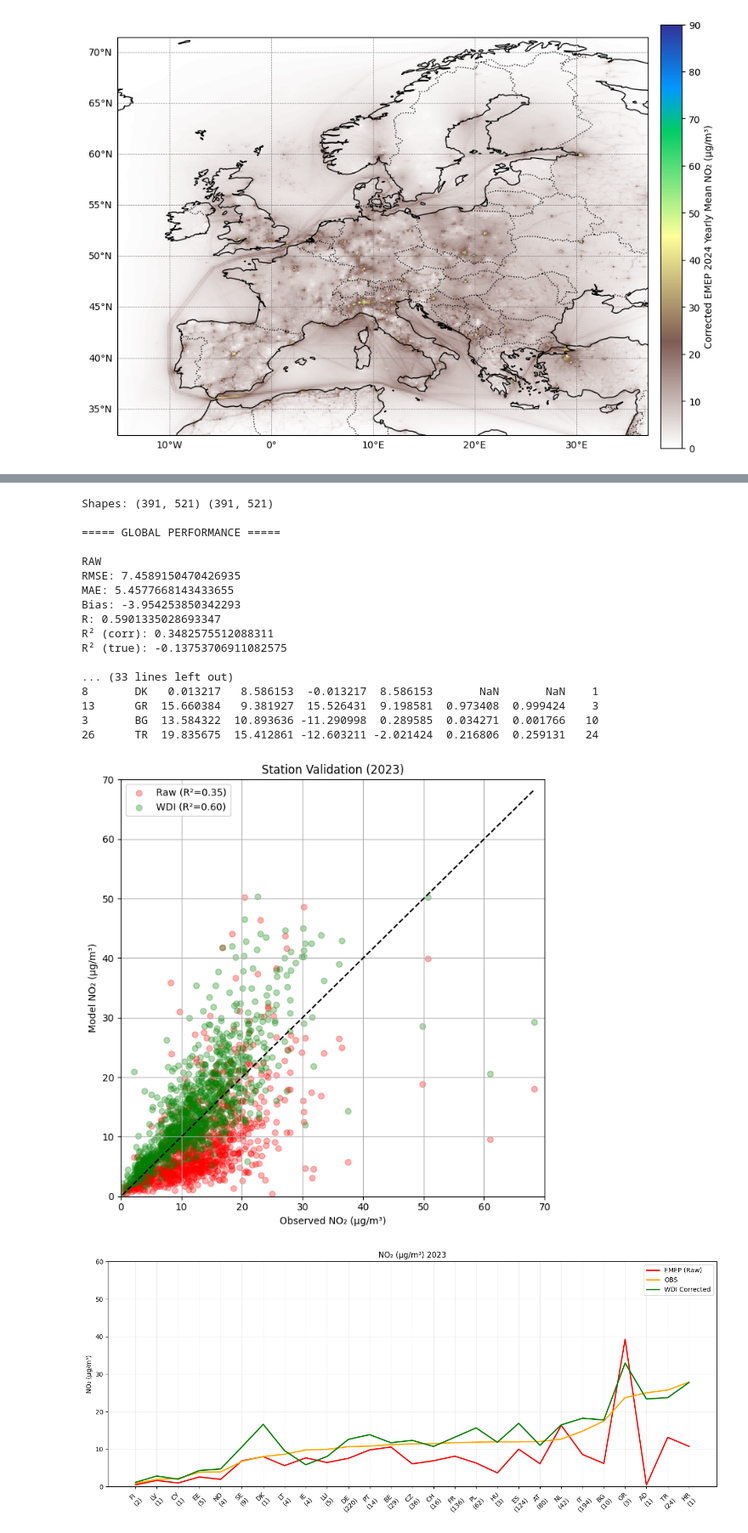
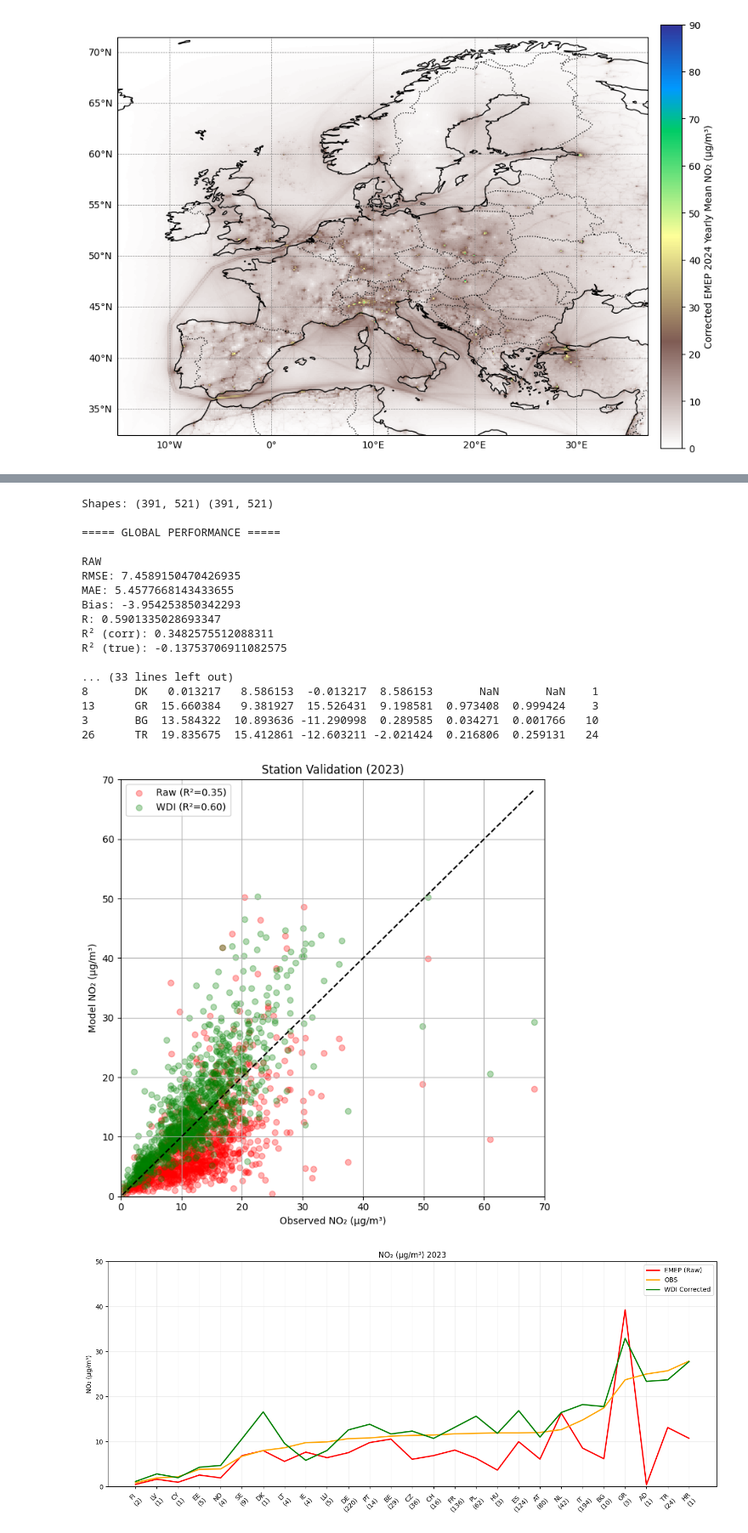
Before and after one commit to costpetrides/FAIRMODE-WG5, a Jupyter notebook: Phase2/WDI_NO2.ipynb, the cells around one changed output, grey strips where cells are left out. Shown at 85% size. Cells and saved outputs as stored; diff of their text form; code cells hidden in the pictures.

```diff
--- a/Phase2/WDI_NO2.ipynb
+++ b/Phase2/WDI_NO2.ipynb
@@ -1849,35 +1849,35 @@ plt.figure(figsize=(14,6))
 plt.plot(x, country_mean["RAW"], color='red', linewidth=2, label="EMEP (Raw)")
 plt.plot(x, country_mean["OBS"], color='orange', linewidth=2, label="OBS")
 plt.plot(x, country_mean["WDI"], color='green', linewidth=2, label="WDI Corrected")
 
 plt.xticks(x, labels, rotation=45)
 plt.ylabel("NO₂ (µg/m³)")
 plt.title("NO₂ (µg/m³) 2023")
-plt.ylim(0,60)
+plt.ylim(0,50)
 plt.legend()
 plt.grid(alpha=0.2)
 plt.tight_layout()
 plt.show()
 # %% [output]
 Shapes: (391, 521) (391, 521)
 
 ===== GLOBAL PERFORMANCE =====
 
 RAW
 RMSE: 7.4589150470426935
 MAE: 5.4577668143433655
 Bias: -3.954253850342293
 R: 0.5901335028693347
 R² (corr): 0.3482575512088311
 R² (true): -0.13753706911082575
 
 ... (33 lines left out)
 8       DK   0.013217   8.586153  -0.013217  8.586153       NaN       NaN    1
 13      GR  15.660384   9.381927  15.526431  9.198581  0.973408  0.999424    3
 3       BG  13.584322  10.893636 -11.290998  0.289585  0.034271  0.001766   10
 26      TR  19.835675  15.412861 -12.603211 -2.021424  0.216806  0.259131   24
 [figure]
-[figure, old version]
+[figure, new version]
 # %%
 import numpy as np
 import pandas as pd
```
Also changed, not shown: parts of 3 cells of this notebook.
